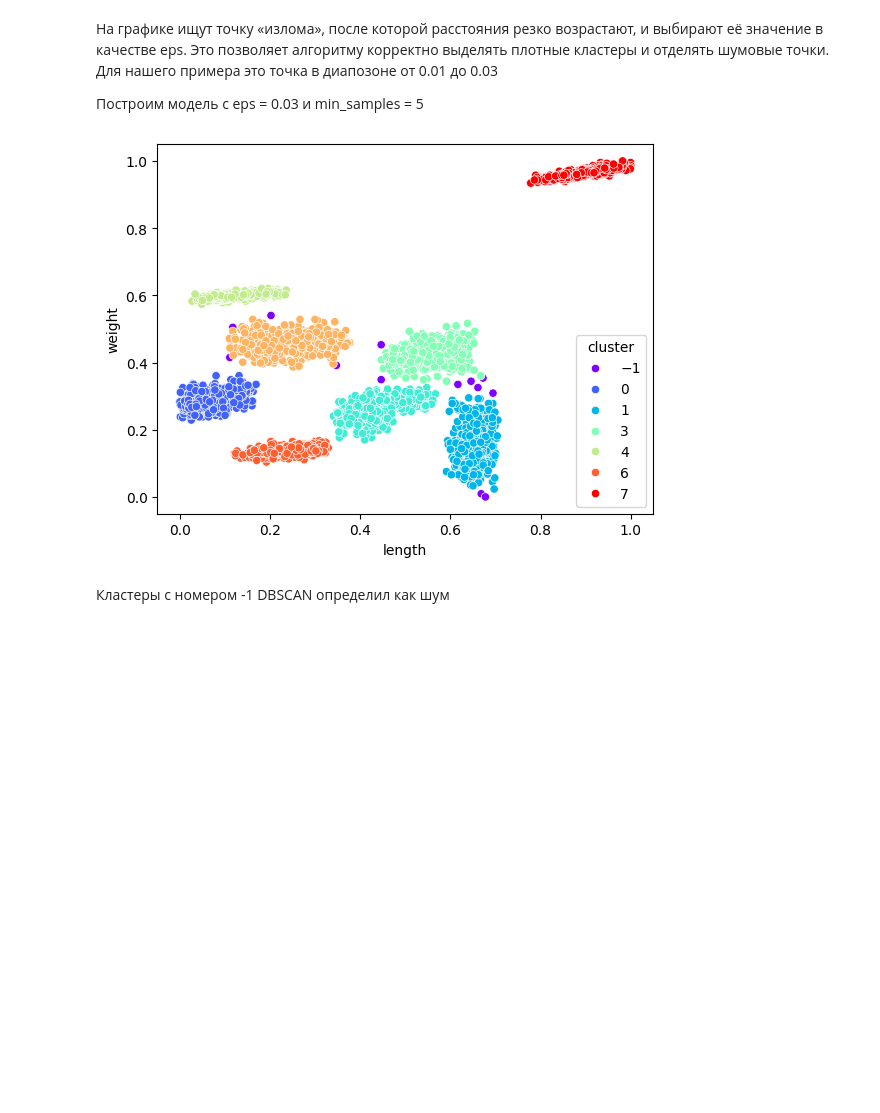
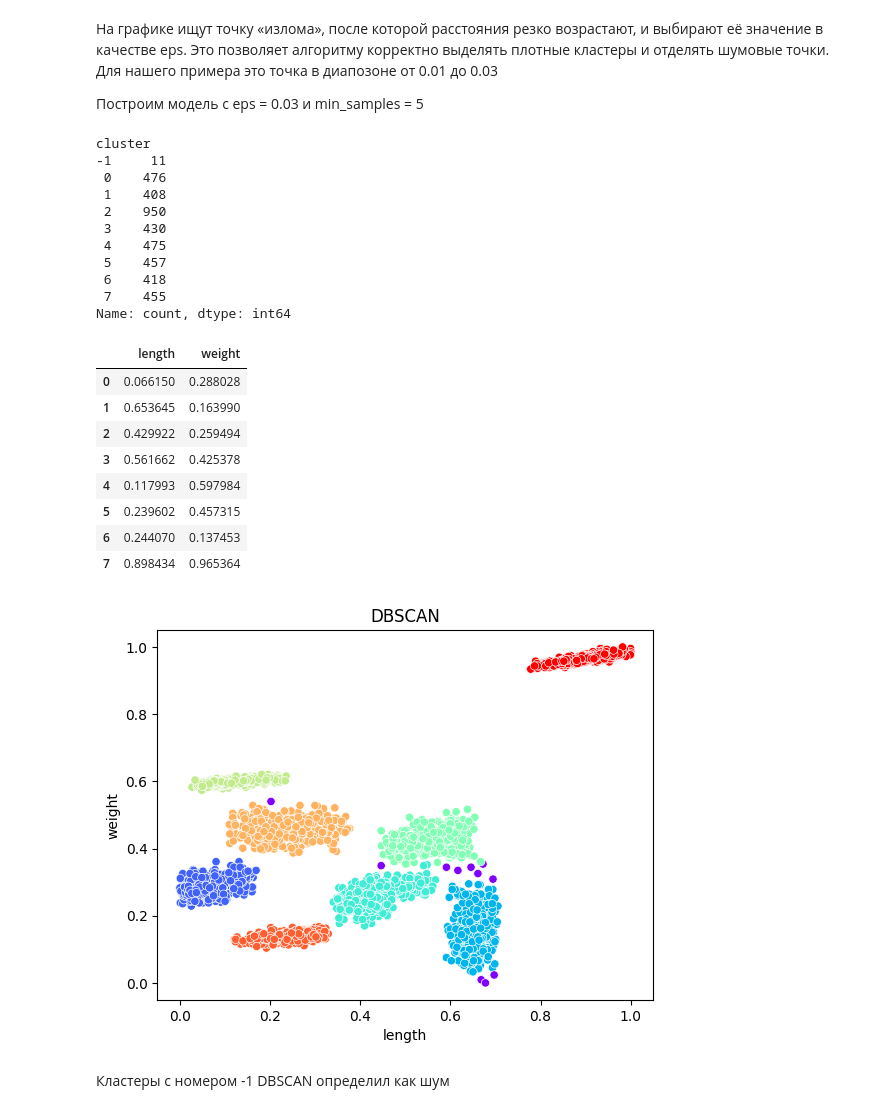
Before and after one commit to ladnodanil/ml1, a Jupyter notebook: laba4.ipynb, the cells around one changed output. Drawn from its saved outputs; the diff is of its cells as text; code cells hidden in the pictures; blank space fills up the shorter version.

```diff
--- a/laba4.ipynb
+++ b/laba4.ipynb
@@ -123,3 +183,5 @@ array([[<Axes: title={'center': 'length'}>,
+# %%
+data.drop(columns=['w_l_ratio'], inplace=True)
 # %% [markdown]
 ### Нормализация
 
@@ -187,18 +251,46 @@ plt.show()
 # %%
 from sklearn.cluster import DBSCAN
 
-dbscan = DBSCAN(eps=0.03, min_samples=5)
+dbscan = DBSCAN(eps=0.027, min_samples=5)
 
 y_dbscan = dbscan.fit_predict(X_scaled)
 
 scaler_data['cluster'] = dbscan.labels_
 
-sns.scatterplot(x = scaler_data['length'], y=scaler_data['weight'], hue=scaler_data['cluster'], palette="rainbow")
+sns.scatterplot(x = scaler_data['length'], y=scaler_data['weight'], hue=scaler_data['cluster'], palette="rainbow", legend=False)
+plt.title('DBSCAN')
 
-scaler_data['cluster'].value_counts()
+print(scaler_data['cluster'].value_counts().sort_index())
+
+
+
 scaler_data.drop(columns='cluster', axis=1, inplace=True)
+clusters = np.unique(y_dbscan[y_dbscan != -1])
+centroids_array = np.array([scaler_data[y_dbscan == k].mean(axis=0) for k in clusters])
+centroids_dbscan = pd.DataFrame(centroids_array, columns=scaler_data.columns)
+centroids_dbscan
 # %% [output]
+cluster
+-1     11
+ 0    476
+ 1    408
+ 2    950
+ 3    430
+ 4    475
+ 5    457
+ 6    418
+ 7    455
+Name: count, dtype: int64
+|  | length | weight |
+| 0 | 0.066150 | 0.288028 |
+| 1 | 0.653645 | 0.163990 |
+| 2 | 0.429922 | 0.259494 |
+| 3 | 0.561662 | 0.425378 |
+| 4 | 0.117993 | 0.597984 |
+| 5 | 0.239602 | 0.457315 |
+| 6 | 0.244070 | 0.137453 |
+| 7 | 0.898434 | 0.965364 |
-[figure, old version]
+[figure, new version]
 # %% [markdown]
 Кластеры с номером -1 DBSCAN определил как шум
 # %% [markdown]
```
Also changed, not shown: parts of 38 cells of this notebook, 9 other files.
